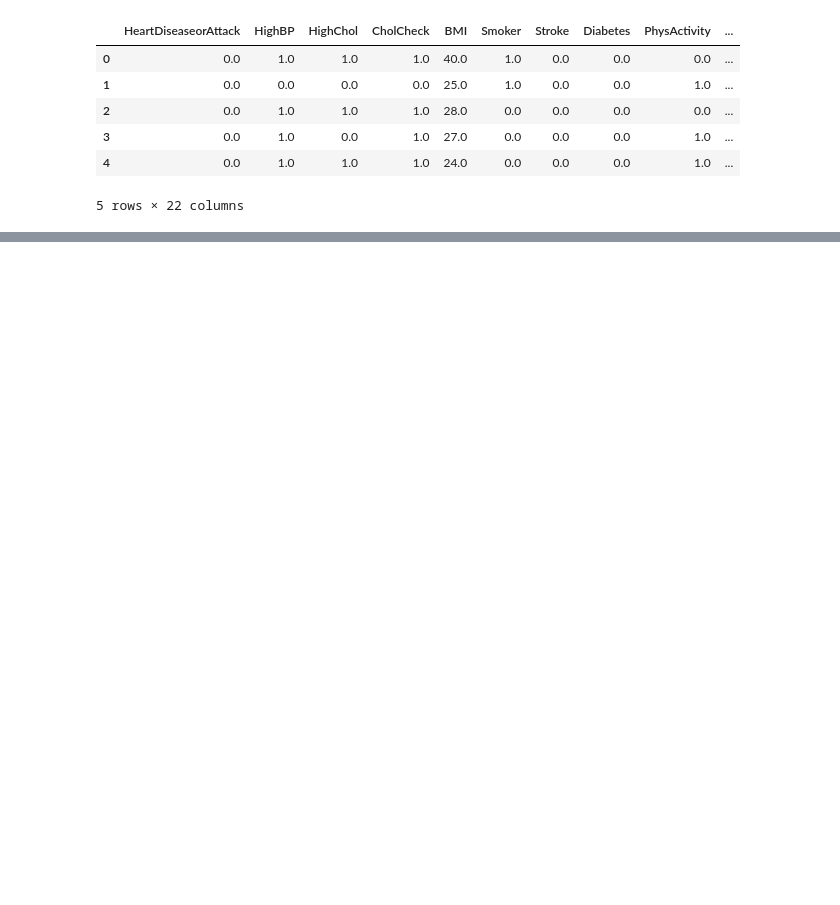
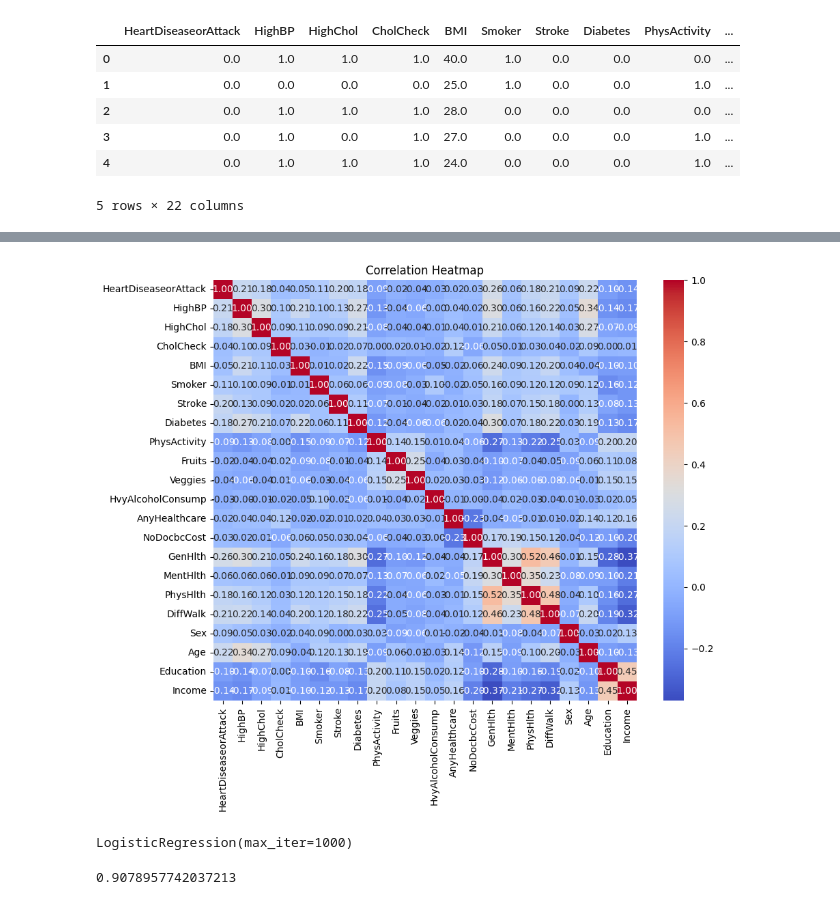
Before and after one commit to KobyEthan/Final-Project-CS670, a Jupyter notebook: model-1.ipynb, the cells around one changed output, grey strips where cells are left out. Saved outputs shown, nothing was run; the diff lists cells and outputs as text; code cells hidden in the pictures; blank space fills up the shorter version.

Commit message:
Add logistic regression model

```diff
--- a/model-1.ipynb
+++ b/model-1.ipynb
@@ -10,7 +12,7 @@ from sklearn.linear_model import LogisticRegression
 from sklearn.metrics import classification_report, confusion_matrix, accuracy_score
 from sklearn.preprocessing import LabelEncoder
 # %%
-df = pd.read_csv(r"./datasets/model-1.csv")
+df = pd.read_csv(r"./datasets/Heart_Disease_Indicators.csv")
 # %%
 df.head()
 # %% [output]
@@ -23,0 +66,10 @@ df.head()
+# %%
+cols = ["HeartDiseaseorAttack","HighBP","HighChol","CholCheck","BMI","Smoker","Stroke","Diabetes","PhysActivity","Fruits","Veggies","HvyAlcoholConsump","AnyHealthcare","NoDocbcCost","GenHlth","MentHlth","PhysHlth","DiffWalk","Sex","Age","Education","Income"]
+
+plt.figure(figsize=(10,8))
+corr = df[cols].corr()
+sns.heatmap(corr, annot=True, cmap='coolwarm', fmt=".2f")
+plt.title("Correlation Heatmap")
+plt.show()
+# %% [output]
+[figure, added]
@@ -23,0 +83,8 @@ df.head()
+# %%
+model.fit(X_train, y_train)
+# %% [output]
+LogisticRegression(max_iter=1000)
+# %%
+model.score(X_train, y_train)
+# %% [output]
+0.9078957742037213
```
Also changed, not shown: parts of 15 cells of this notebook, 2 other files.
